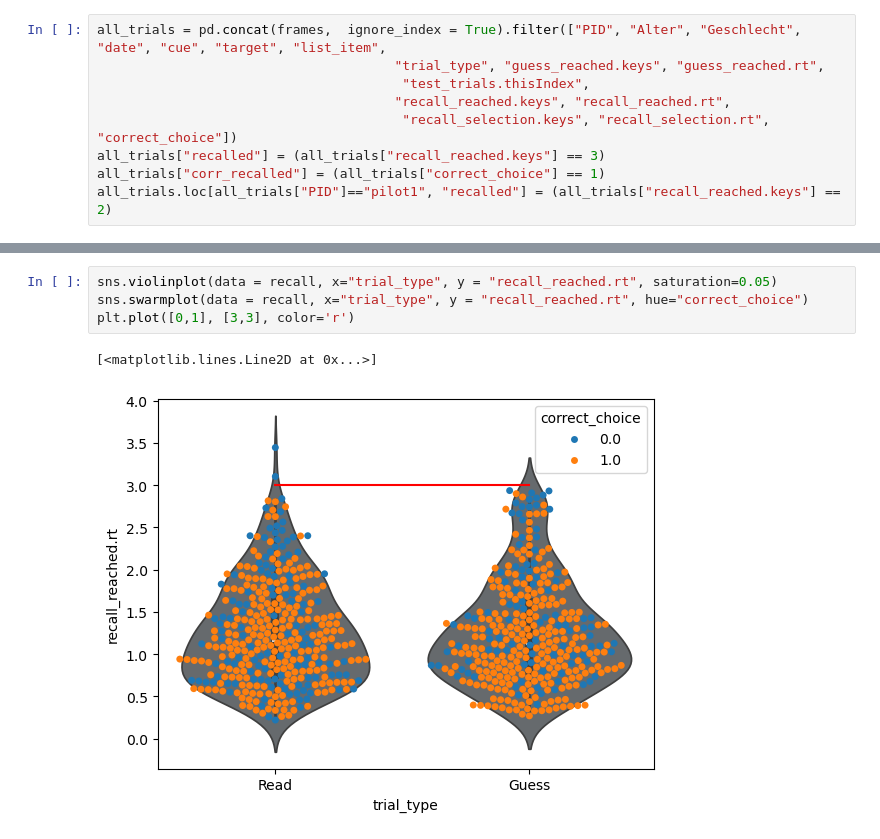
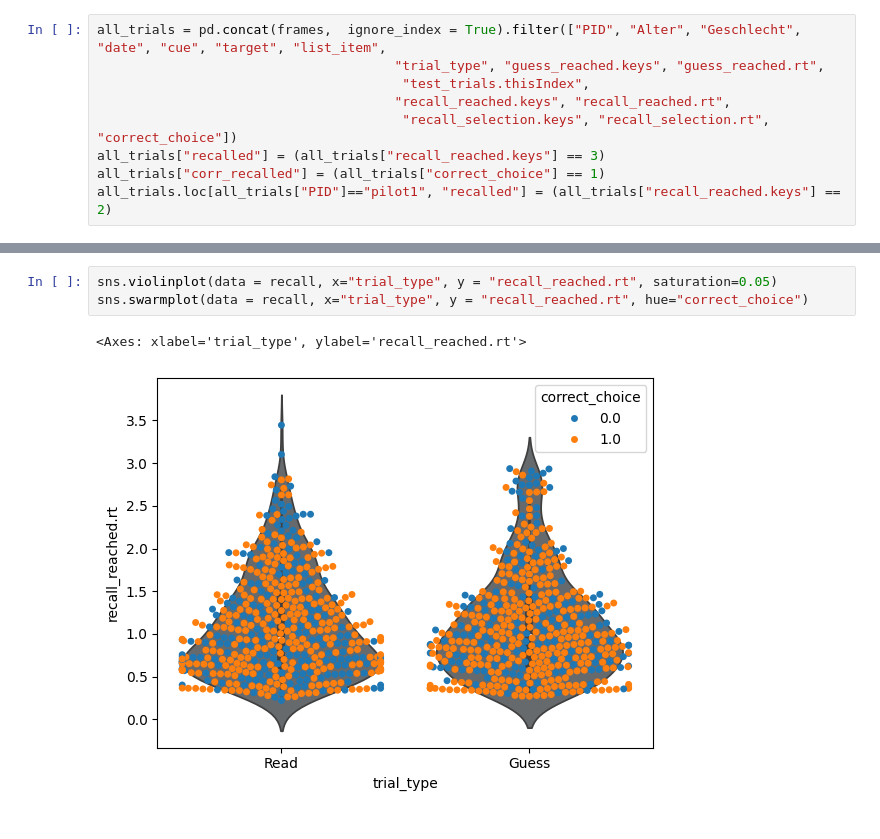
Before and after one commit to zs-nemecz/Guess_fMRI, a Jupyter notebook: behavioral_data_analysis.ipynb, the cells around one changed output, grey strips where cells are left out. Cells and saved outputs as stored; diff of their text form.

```diff
--- a/behavioral_data_analysis.ipynb
+++ b/behavioral_data_analysis.ipynb
@@ -95,7 +99,6 @@ sns.swarmplot(data = recall, x="trial_type", y = "recall_reached.rt", hue="PID",
 # %%
 sns.violinplot(data = recall, x="trial_type", y = "recall_reached.rt", saturation=0.05)
 sns.swarmplot(data = recall, x="trial_type", y = "recall_reached.rt", hue="correct_choice")
-plt.plot([0,1], [3,3], color='r')
 # %% [output]
-[<matplotlib.lines.Line2D at 0x...>]
+<Axes: xlabel='trial_type', ylabel='recall_reached.rt'>
-[figure, old version]
+[figure, new version]
```
Also changed, not shown: parts of 24 cells of this notebook, 4 other files.
